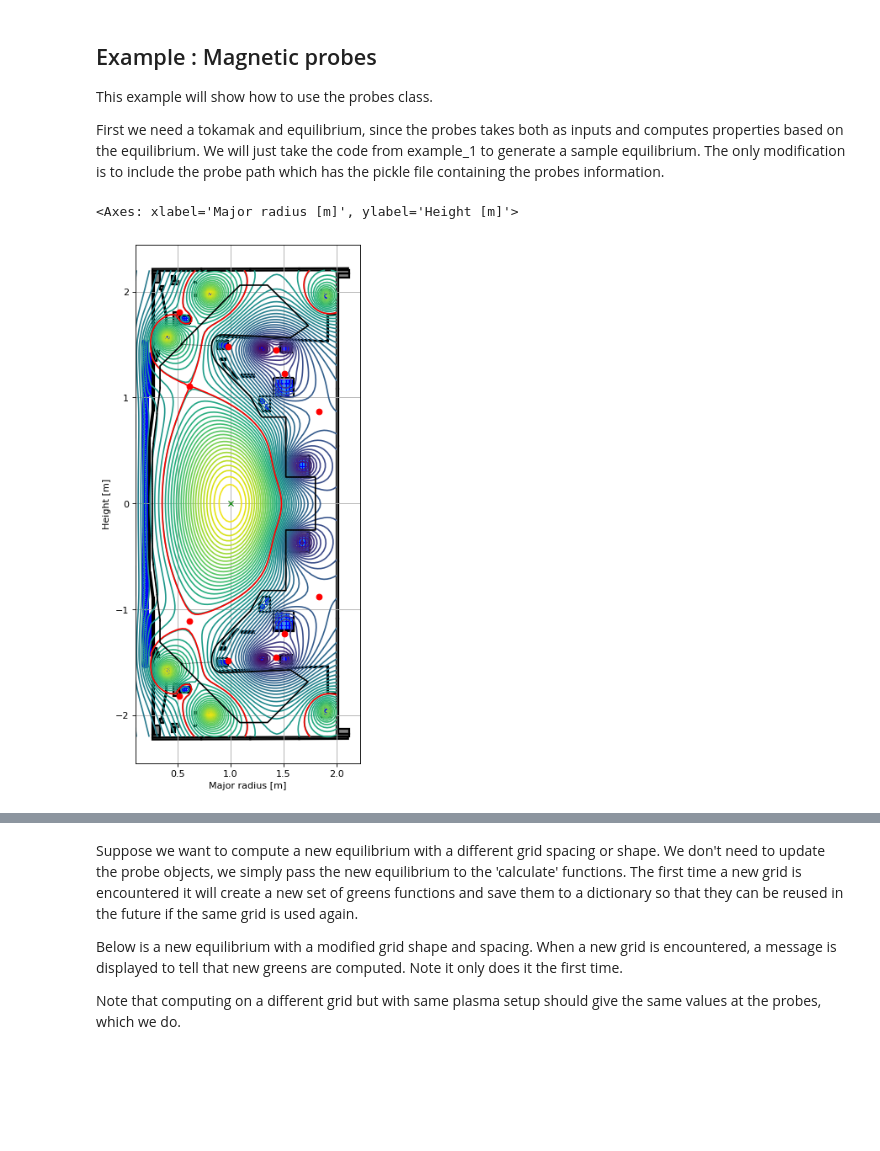
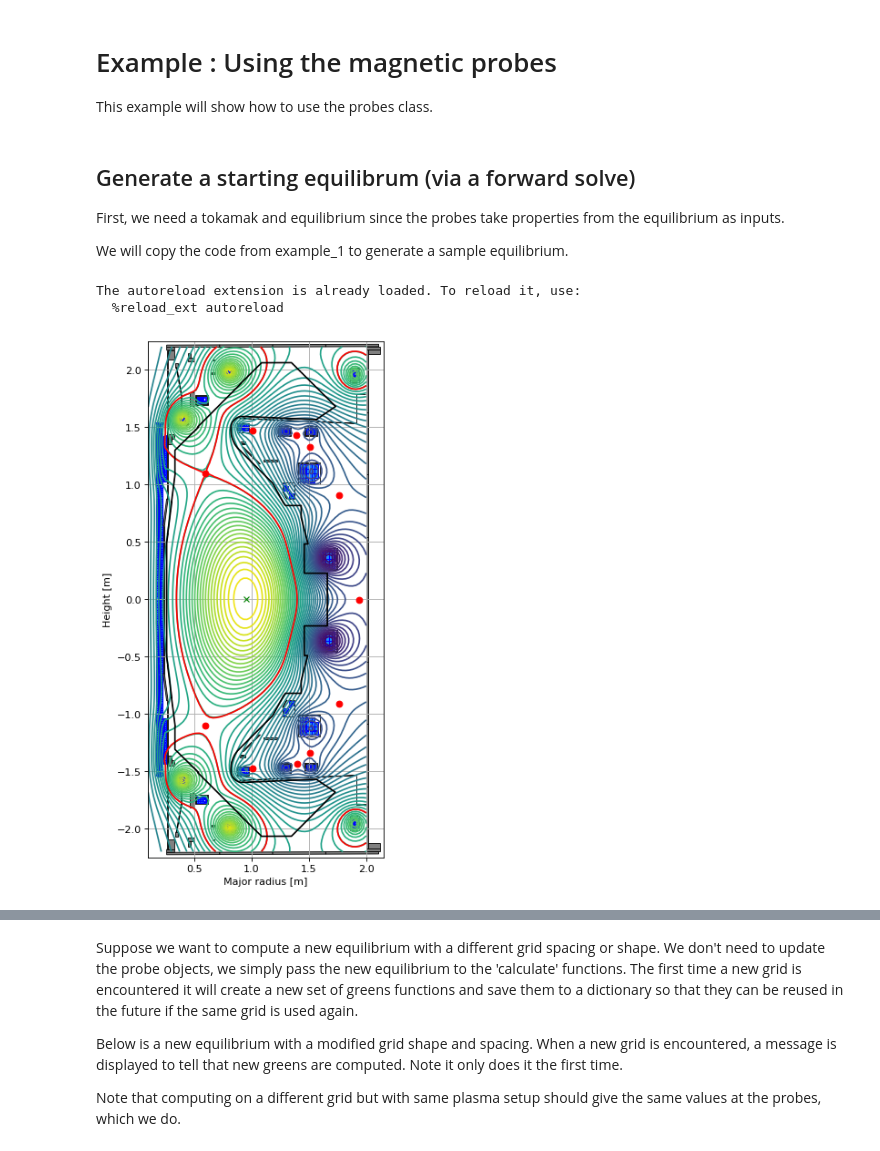
Before and after one commit to FusionComputingLab/freegsnke, a Jupyter notebook: examples/example_1c - magnetic_probes.ipynb, the cells around one changed output, grey strips where cells are left out. Drawn from its saved outputs; the diff is of its cells as text; code cells hidden in the pictures; blank space fills up the shorter version.

```diff
--- a/examples/example_1c - magnetic_probes.ipynb
+++ b/examples/example_1c - magnetic_probes.ipynb
@@ -1,72 +1,89 @@
+# %% [markdown]
+# Example : Using the magnetic probes
+
+This example will show how to use the probes class.
 # %% [markdown]
-## Example : Magnetic probes
+## Generate a starting equilibrum (via a forward solve)
 
-This example will show how to use the probes class.
+First, we need a tokamak and equilibrium since the probes take properties from the equilibrium as inputs.
 
-First we need a tokamak and equilibrium, since the probes takes both as inputs and computes properties based on the equilibrium. We will just take the code from example_1 to generate a sample equilibrium. The only modification is to include the probe path which has the pickle file containing the probes information.
+We will copy the code from example_1 to generate a sample equilibrium.
 # %%
 %load_ext autoreload
 %autoreload 2
 
+import numpy as np
+import os
 import matplotlib.pyplot as plt
-import numpy as np
-
-import os
-os.environ["ACTIVE_COILS_PATH"] = "../machine_configs/MAST-U/shot_44314_active_coils.pickle"
-os.environ["PASSIVE_COILS_PATH"] = "../machine_configs/MAST-U/shot_44314_passive_coils.pickle"
-os.environ["WALL_PATH"] = "../machine_configs/MAST-U/wall.pickle"
-os.environ["LIMITER_PATH"] = "../machine_configs/MAST-U/limiter.pickle"
-os.environ["PROBE_PATH"] = "../machine_configs/MAST-U/magnetic_probes.pickle"
 
 
-# Now the machine can actually be built:
+# set paths (choose symmetric or non-symmetric active coils)
+symmetric_machine = True
+if symmetric_machine:
+    os.environ["ACTIVE_COILS_PATH"] = f"../machine_configs/MAST-U/MAST-U_active_coils.pickle"
+else:
+    os.environ["ACTIVE_COILS_PATH"] = f"../machine_configs/MAST-U/MAST-U_active_coils_nonsym.pickle"
+os.environ["PASSIVE_COILS_PATH"] = f"../machine_configs/MAST-U/MAST-U_passive_coils.pickle"
+os.environ["WALL_PATH"] = f"../machine_configs/MAST-U/MAST-U_wall.pickle"
+os.environ["LIMITER_PATH"] = f"../machine_configs/MAST-U/MAST-U_limiter.pickle"
+os.environ["PROBE_PATH"] = f"../machine_configs/MAST-U/MAST-U_magnetic_probes.pickle"
+
+# build the machine
 from freegsnke import build_machine
 tokamak = build_machine.tokamak()
 
+# initialise the equilibrium
 from freegsnke import equilibrium_update
 eq = equilibrium_update.Equilibrium(
     tokamak=tokamak,
     Rmin=0.1, Rmax=2.0,   # Radial range
     Zmin=-2.2, Zmax=2.2,  # Vertical range
-    nx=65,   # Number of grid points in the radial direction
-    ny=129,  # Number of grid points in the vertical direction
+    nx=65,                # Number of grid points in the radial direction (needs to be of the form (2**n + 1) with n being an integer)
+    ny=129,               # Number of grid points in the vertical direction (needs to be of the form (2**n + 1) with n being an integer)
     # psi=plasma_psi
 )
 
+# initialise the profiles
 from freegsnke.jtor_update import ConstrainPaxisIp
 profiles = ConstrainPaxisIp(
-    eq=eq,
-    limiter=tokamak.limiter,
-    paxis=8.1e3,
-    Ip=6.2e5,
-    fvac=0.5,
-    alpha_m=1.8,
-    alpha_n=1.2
+    eq=eq,        # equilibrium object
+    paxis=8e3,    # profile object
+    Ip=6e5,       # plasma current
+    fvac=0.5,     # fvac = rB_{tor}
+    alpha_m=1.8,  # profile function parameter
+    alpha_n=1.2   # profile function parameter
 )
 
+# load the nonlinear solver
 from freegsnke import GSstaticsolver
 GSStaticSolver = GSstaticsolver.NKGSsolver(eq)
 
+# set the coil currents
 import pickle
 with open('simple_diverted_currents_PaxisIp.pk', 'rb') as f:
     current_values = pickle.load(f)
 for key in current_values.keys():
     eq.tokamak[key].current = current_values[key]
 
+# carry out the foward solve to find the equilibrium
 GSStaticSolver.solve(eq=eq,
                      profiles=profiles,
                      constrain=None,
                      target_relative_tolerance=1e-9)
 
+# updates the plasma_psi (for later on)
 eq._updatePlasmaPsi(eq.plasma_psi)
 
-# This plots the resulting equilibrium
-fig = plt.figure(figsize=(5, 10), dpi=80)
-ax = fig.add_subplot(111)
-ax.grid(True,which='both')
-eq.plot(axis=ax,show=False)
-eq.tokamak.plot(axis=ax,show=False)
+# plot the resulting equilbria
+fig1, ax1 = plt.subplots(1, 1, figsize=(4, 8), dpi=80)
+ax1.grid(True, which='both')
+eq.plot(axis=ax1, show=False)
+eq.tokamak.plot(axis=ax1, show=False)
+ax1.set_xlim(0.1, 2.15)
+ax1.set_ylim(-2.25, 2.25)
+plt.tight_layout()
 # %% [output]
-<Axes: xlabel='Major radius [m]', ylabel='Height [m]'>
+The autoreload extension is already loaded. To reload it, use:
+  %reload_ext autoreload
-[figure, old version]
+[figure, new version]
 # %% [markdown]
```
Also changed, not shown: parts of 8 cells of this notebook.
